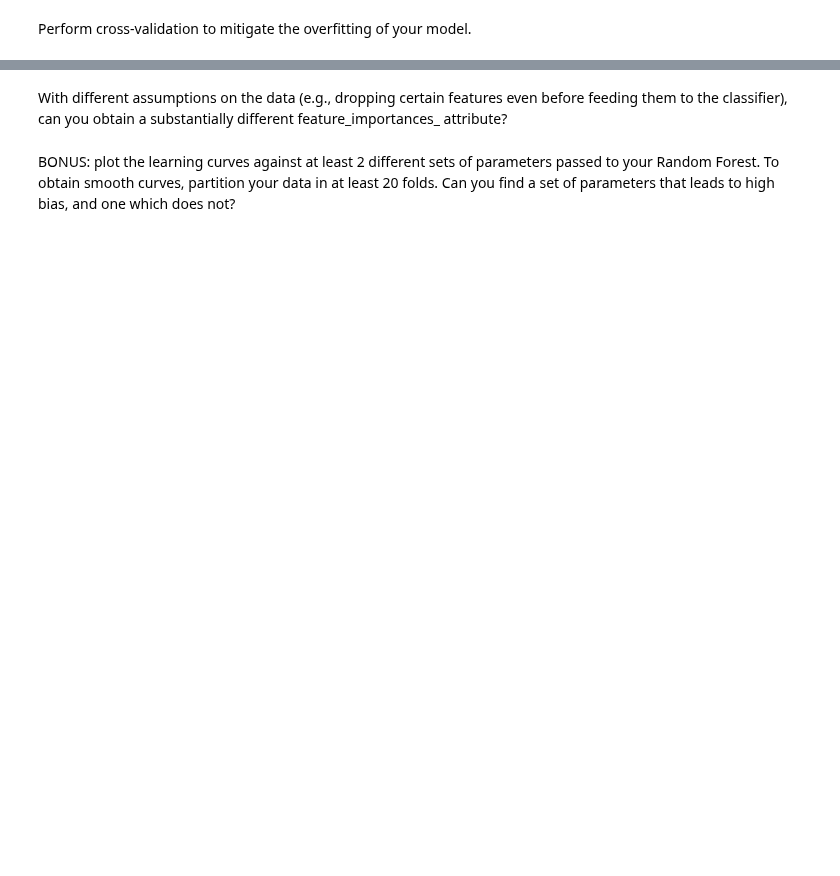
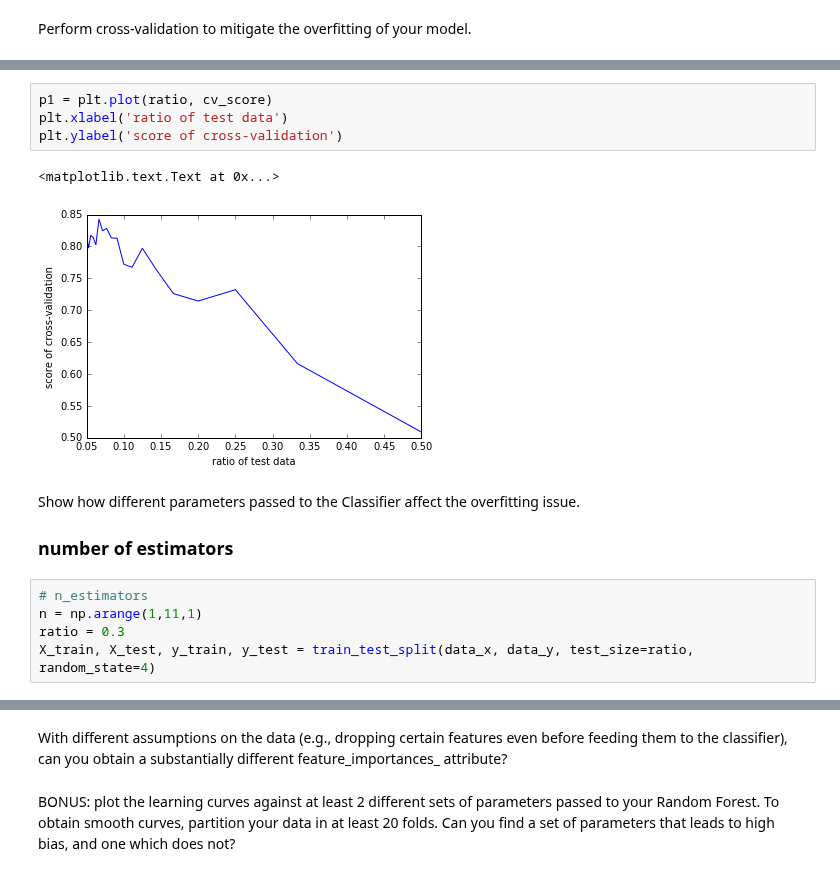
Before and after one commit to amirsh/ada-ana, a Jupyter notebook: HW4-notebooks/Exercice1.ipynb, the cells around one changed output, grey strips where cells are left out. Cells and saved outputs as stored; diff of their text form; blank space fills up the shorter version.

```diff
--- a/HW4-notebooks/Exercice1.ipynb
+++ b/HW4-notebooks/Exercice1.ipynb
@@ -264,0 +222,16 @@ k = 10, train data score = 0.9850275807722616, test data score = 0.8297872340425
+# %%
+p1 = plt.plot(ratio, cv_score)
+plt.xlabel('ratio of test data')
+plt.ylabel('score of cross-validation')
+# %% [output]
+<matplotlib.text.Text at 0x...>
+[figure, added]
+# %% [markdown]
+Show how different parameters passed to the Classifier affect the overfitting issue.
+
+### number of estimators
+# %%
+# n_estimators
+n = np.arange(1,11,1)
+ratio = 0.3
+X_train, X_test, y_train, y_test = train_test_split(data_x, data_y, test_size=ratio, random_state=4)
```
Also changed, not shown: parts of 33 cells of this notebook, 1 other file.
